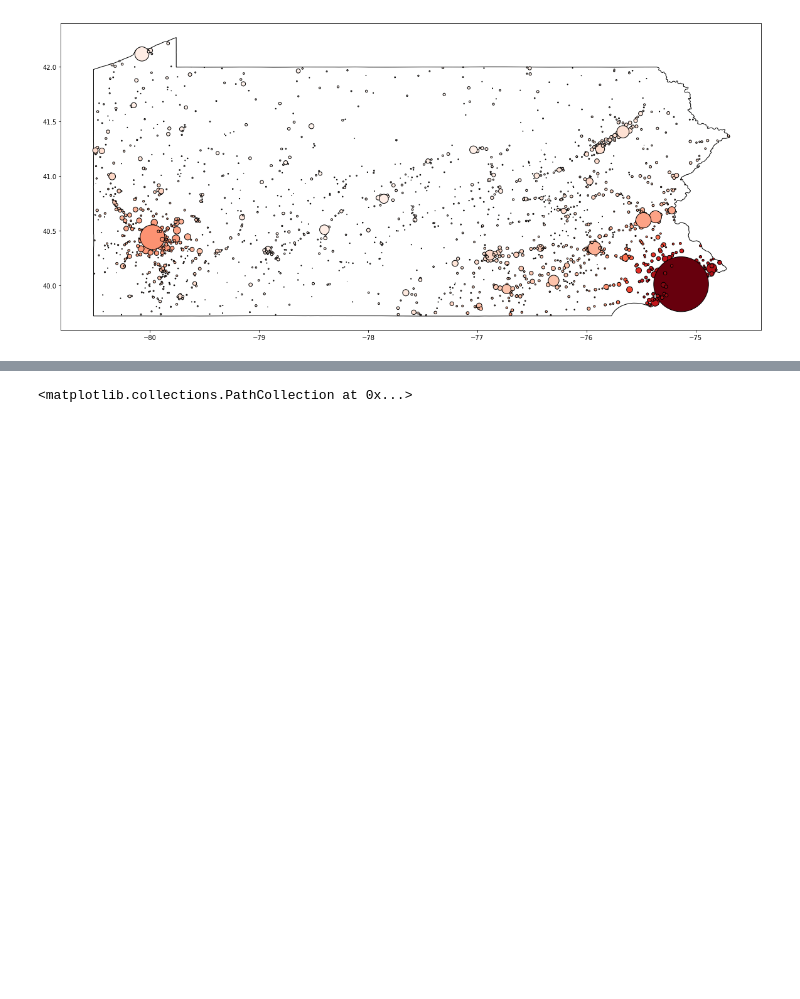
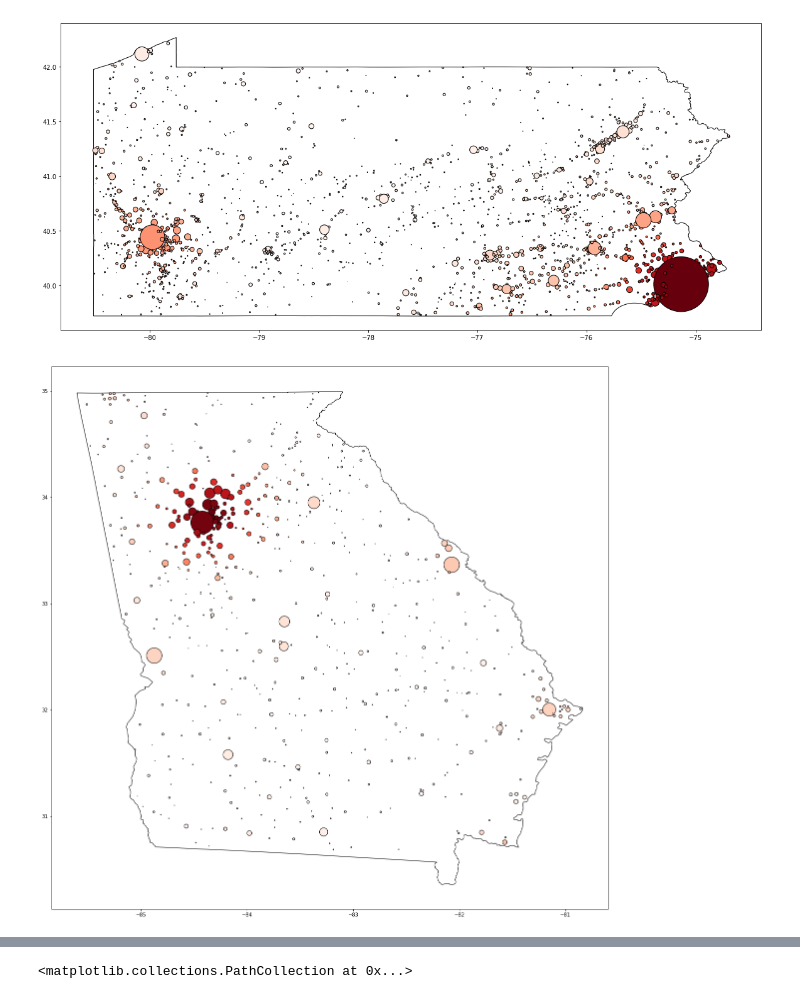
Before and after one commit to davidmcclure/us-pop-density, a Jupyter notebook: notebooks/04-scores.ipynb, the cells around one changed output, grey strips where cells are left out. Drawn from its saved outputs; the diff is of its cells as text; code cells hidden in the pictures; blank space fills up the shorter version.

```diff
--- a/notebooks/04-scores.ipynb
+++ b/notebooks/04-scores.ipynb
@@ -68,3 +68,7 @@ plot_state('CA')
 plot_state('PA')
 # %% [output]
 [figure]
+# %%
+plot_state('GA')
+# %% [output]
+[figure, added]
```
Also changed, not shown: parts of 3 cells of this notebook, 9 other files.
